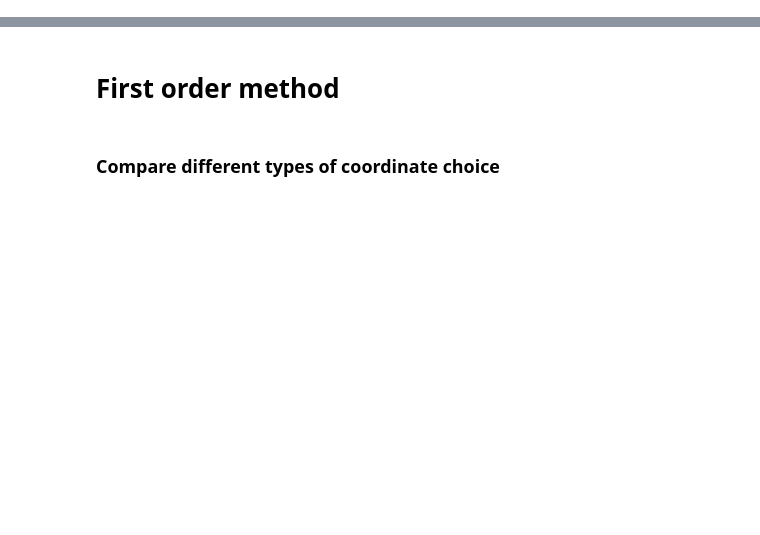
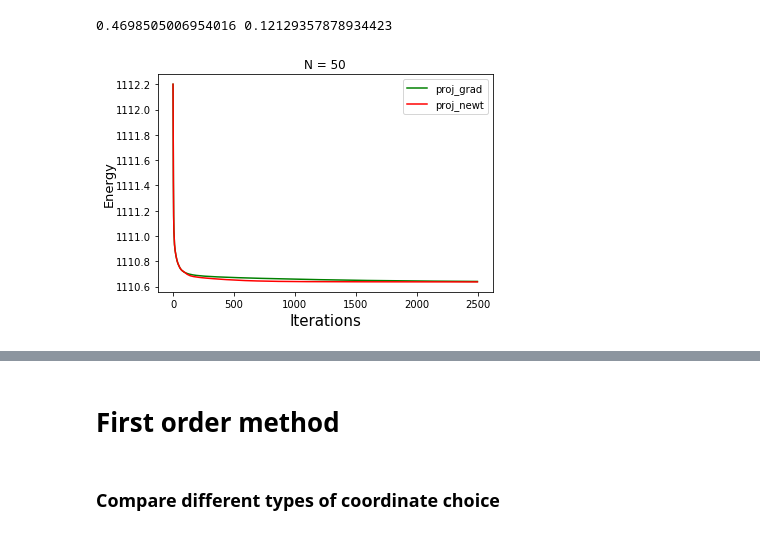
Before and after one commit to Ilyas979/Fekete-Problem, a Jupyter notebook: Fekete_code.ipynb, the cells around one changed output, grey strips where cells are left out. Drawn from its saved outputs; the diff is of its cells as text; code cells hidden in the pictures; blank space fills up the shorter version.

```diff
--- a/Fekete_code.ipynb
+++ b/Fekete_code.ipynb
@@ -401,0 +433,8 @@ class BestOptimizer:
+# %%
+%%time
+N0 = 50
+Maxiter = N0*N0
+s0=0.5
+optG = BestOptimizer(N = N0,s=s0, maxiter = Maxiter, idx_choice = 'max_grad', init_type = 'generalized_spiral')
+energiesG, pointsG = optG.Gradient_descent()
+print('min_energy:', energiesG[-1])
@@ -401,0 +445,26 @@ class BestOptimizer:
+# %%
+#Works for N<50
+%%time
+N0 = 1000
+Maxiter = N0*N0
+s0=0.5
+optN = BestOptimizer(N = N0, s=s0, maxiter = Maxiter, idx_choice = 'max_grad', it_change=2*N0, init_type = 'generalized_spiral')
+energiesN, pointsN = optN.Newton()
+print('min_energy:', energiesN[-1])
+# %%
+print(sum(optG.tangent_grad_lengths), sum(optN.tangent_grad_lengths))
+# %% [output]
+0.4698505006954016 0.12129357878934423
+# %%
+p=0
+q=-1
+plt.plot(range(len(energiesG[p:q])), energiesG[p:q], c = 'g', label='proj_grad')
+plt.plot(range(len(energiesN[p:q])), energiesN[p:q], c = 'r', label='proj_newt')
+plt.xlabel("Iterations", fontsize = 15)
+plt.ylabel("Energy", fontsize = 13, labelpad = -0.5)
+plt.legend(fontsize = 10)
+plt.title("N = "+str(N0))
+plt.savefig('Grad_vs_Newton_max_grad_'+str(N0), dpi = 300)
+plt.show()
+# %% [output]
+[figure, added]
```
Also changed, not shown: parts of 23 cells of this notebook, 1 other file.
